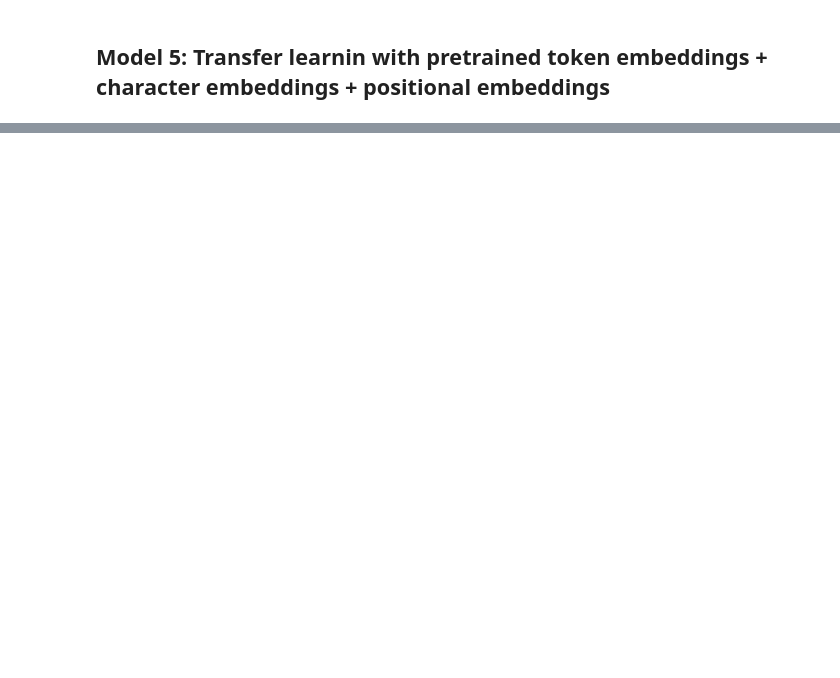
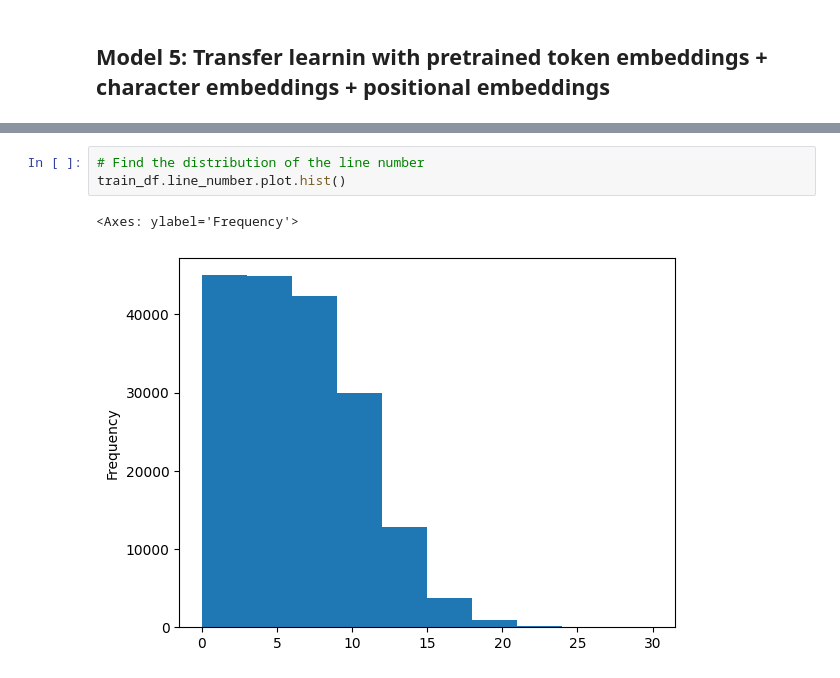
Before and after one commit to shitote/dist-repo, a Jupyter notebook: Skimlit_nlp.ipynb, the cells around one changed output, grey strips where cells are left out. Saved outputs shown, nothing was run; the diff lists cells and outputs as text; blank space fills up the shorter version.

```diff
--- a/Skimlit_nlp.ipynb
+++ b/Skimlit_nlp.ipynb
@@ -1107,0 +1137,6 @@ model_4_results
+# %%
+# Find the distribution of the line number
+train_df.line_number.plot.hist()
+# %% [output]
+<Axes: ylabel='Frequency'>
+[figure, added]
```
Also changed, not shown: parts of 39 cells of this notebook.
